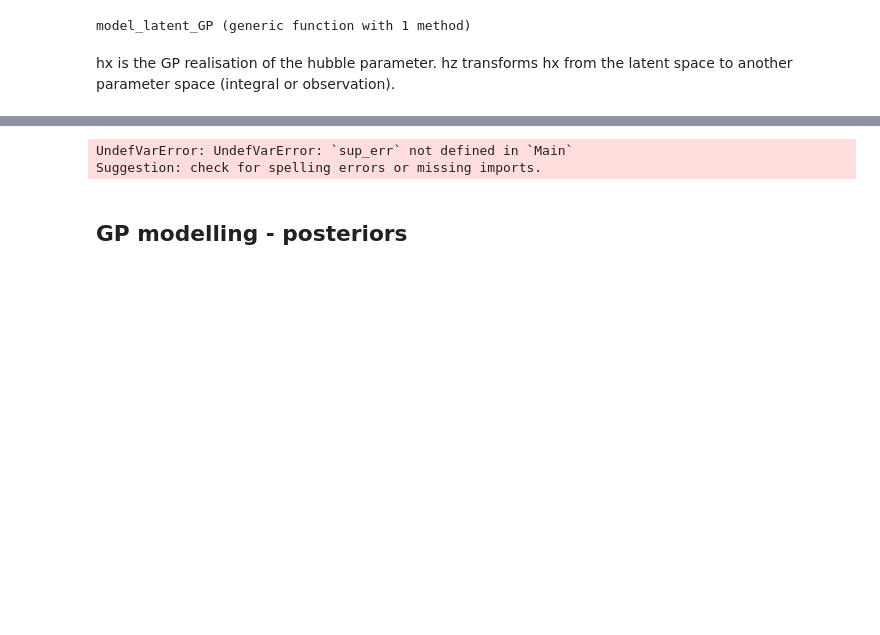
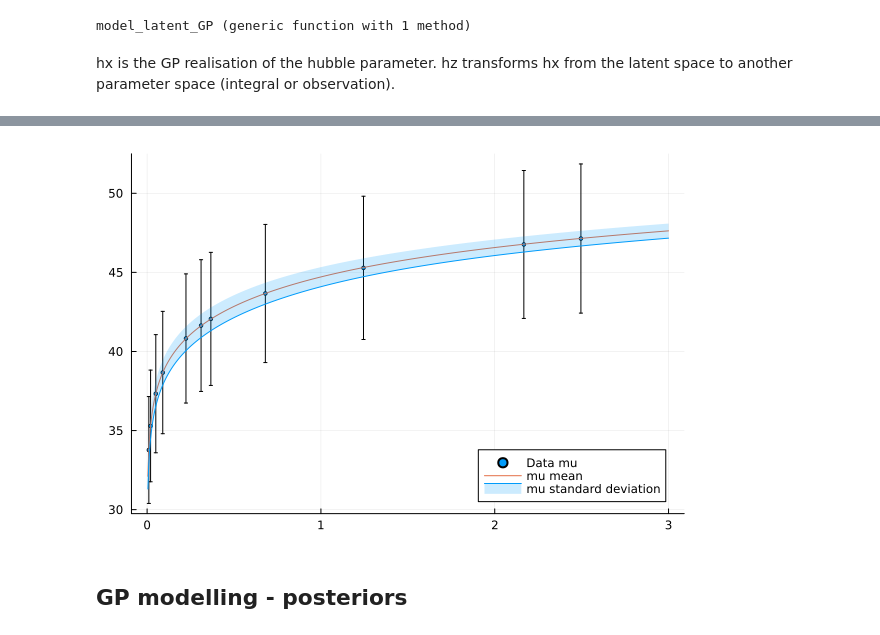
Before and after one commit to JaimeRZP/wb_gp, a Jupyter notebook: Tanvi/finaldata.ipynb, the cells around one changed output, grey strips where cells are left out. Saved outputs shown, nothing was run; the diff lists cells and outputs as text; code cells hidden in the pictures; blank space fills up the shorter version.

```diff
--- a/Tanvi/finaldata.ipynb
+++ b/Tanvi/finaldata.ipynb
@@ -480,11 +461,10 @@ Suggestion: check for spelling errors or missing imports.
 # %%
 # plotting supernovae data
-plot(fakedatasup.z, fakedatasup.data, yerr=sup_err, label="Data mu", ms=2, seriestype=:scatter)
+plot(fakedatamu.z, fakedatamu.data, yerr=mu_err, label="Data mu", ms=2, seriestype=:scatter)
 plot!(z_integ, vec(mu_m2), label="mu mean")
 plot!(z_integ, vec(mu_m2 .- mu_s2),  fillrange = vec(mu_m2 .+ mu_s2), fillalpha=0.2, c=1, label="mu standard deviation")
 # %% [output]
-UndefVarError: UndefVarError: `sup_err` not defined in `Main`
-Suggestion: check for spelling errors or missing imports.
+[figure, added]
 # %% [markdown]
 ## GP modelling - posteriors
 # %%
```
Also changed, not shown: parts of 25 cells of this notebook.
